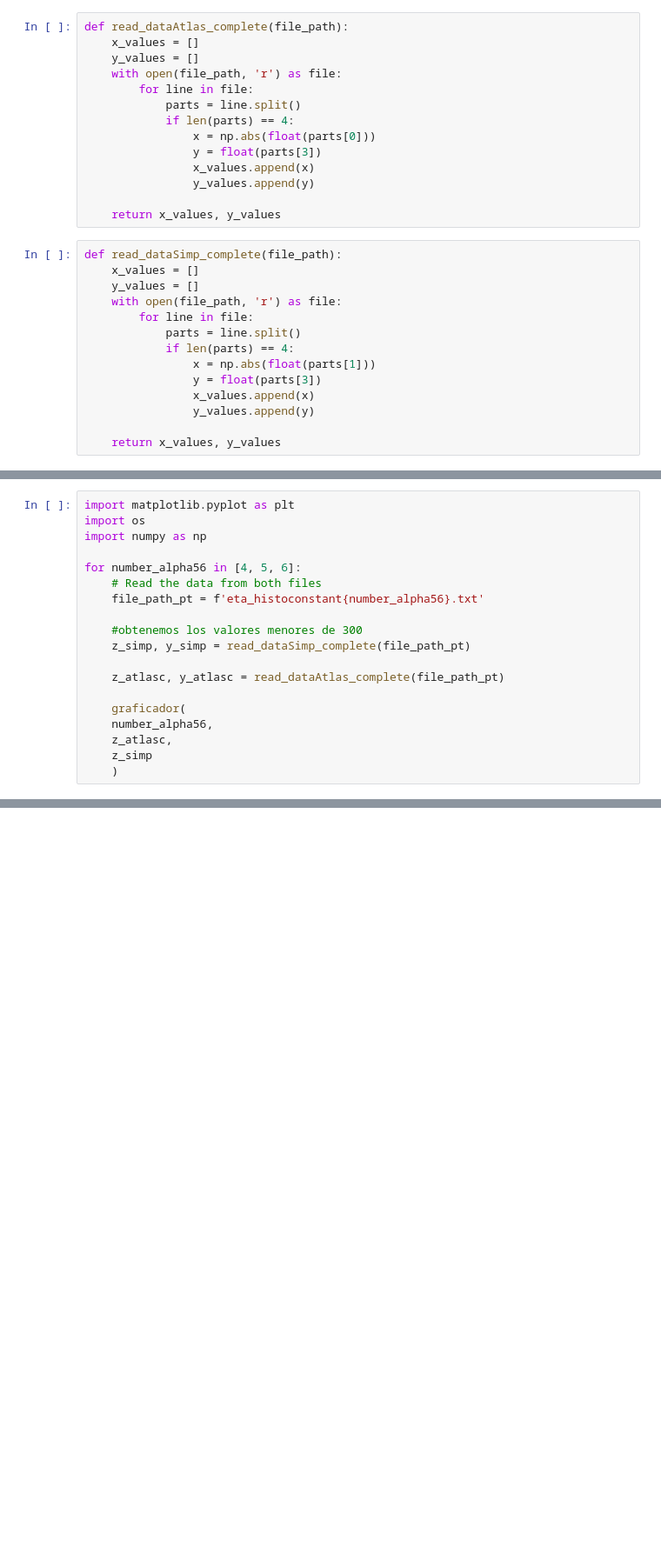
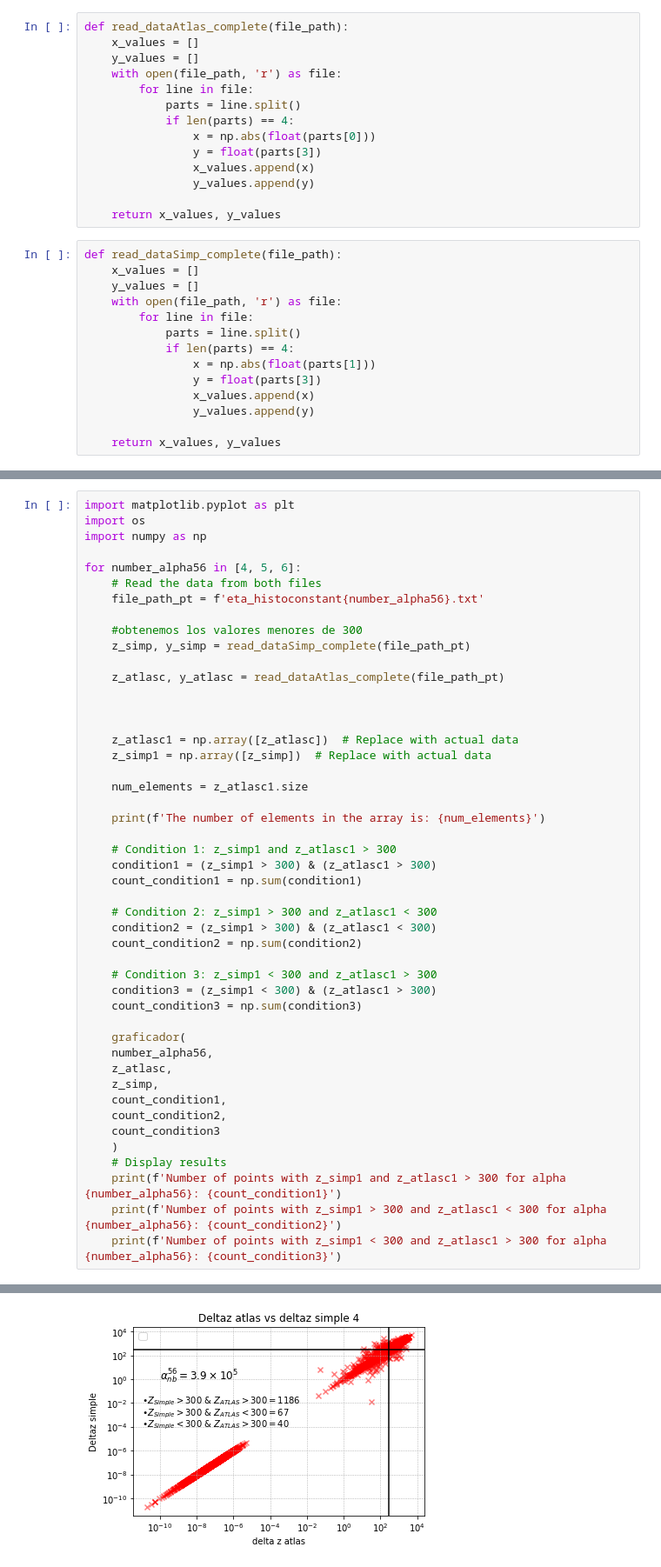
Before and after one commit to Danilo910/2024_DVphotons, a Jupyter notebook: scripts_2208/comparaciones/alpha4_5_6/zatlasvszsimpl.ipynb, the cells around one changed output, grey strips where cells are left out. Shown at 87% size. Drawn from its saved outputs; the diff is of its cells as text; blank space fills up the shorter version.

```diff
--- a/scripts_2208/comparaciones/alpha4_5_6/zatlasvszsimpl.ipynb
+++ b/scripts_2208/comparaciones/alpha4_5_6/zatlasvszsimpl.ipynb
@@ -85,22 +87,3 @@ def graficador(alpha56, z_atlasc1, z_simp1):
 
     # Display the plot
     plt.show()
-# %%
-import matplotlib.pyplot as plt
-import os
-import numpy as np
-
-for number_alpha56 in [4, 5, 6]:
-    # Read the data from both files
-    file_path_pt = f'eta_histoconstant{number_alpha56}.txt'
-
-    #obtenemos los valores menores de 300
-    z_simp, y_simp = read_dataSimp_complete(file_path_pt)
-
-    z_atlasc, y_atlasc = read_dataAtlas_complete(file_path_pt)
-
-    graficador(
-    number_alpha56,
-    z_atlasc,
-    z_simp
-    )
@@ -110,0 +90,48 @@ for number_alpha56 in [4, 5, 6]:
+# %%
+import matplotlib.pyplot as plt
+import os
+import numpy as np
+
+for number_alpha56 in [4, 5, 6]:
+    # Read the data from both files
+    file_path_pt = f'eta_histoconstant{number_alpha56}.txt'
+
+    #obtenemos los valores menores de 300
+    z_simp, y_simp = read_dataSimp_complete(file_path_pt)
+
+    z_atlasc, y_atlasc = read_dataAtlas_complete(file_path_pt)
+
+
+
+    z_atlasc1 = np.array([z_atlasc])  # Replace with actual data
+    z_simp1 = np.array([z_simp])  # Replace with actual data
+
+    num_elements = z_atlasc1.size
+
+    print(f'The number of elements in the array is: {num_elements}')
+
+    # Condition 1: z_simp1 and z_atlasc1 > 300
+    condition1 = (z_simp1 > 300) & (z_atlasc1 > 300)
+    count_condition1 = np.sum(condition1)
+
+    # Condition 2: z_simp1 > 300 and z_atlasc1 < 300
+    condition2 = (z_simp1 > 300) & (z_atlasc1 < 300)
+    count_condition2 = np.sum(condition2)
+
+    # Condition 3: z_simp1 < 300 and z_atlasc1 > 300
+    condition3 = (z_simp1 < 300) & (z_atlasc1 > 300)
+    count_condition3 = np.sum(condition3)
+
+    graficador(
+    number_alpha56,
+    z_atlasc,
+    z_simp,
+    count_condition1,
+    count_condition2,
+    count_condition3
+    )
+    # Display results
+    print(f'Number of points with z_simp1 and z_atlasc1 > 300 for alpha {number_alpha56}: {count_condition1}')
+    print(f'Number of points with z_simp1 > 300 and z_atlasc1 < 300 for alpha {number_alpha56}: {count_condition2}')
+    print(f'Number of points with z_simp1 < 300 and z_atlasc1 > 300 for alpha {number_alpha56}: {count_condition3}')
+# %% [output]
@@ -110,0 +140 @@ for number_alpha56 in [4, 5, 6]:
+[figure, added]
```
Also changed, not shown: parts of 3 cells of this notebook, 15 other files.
